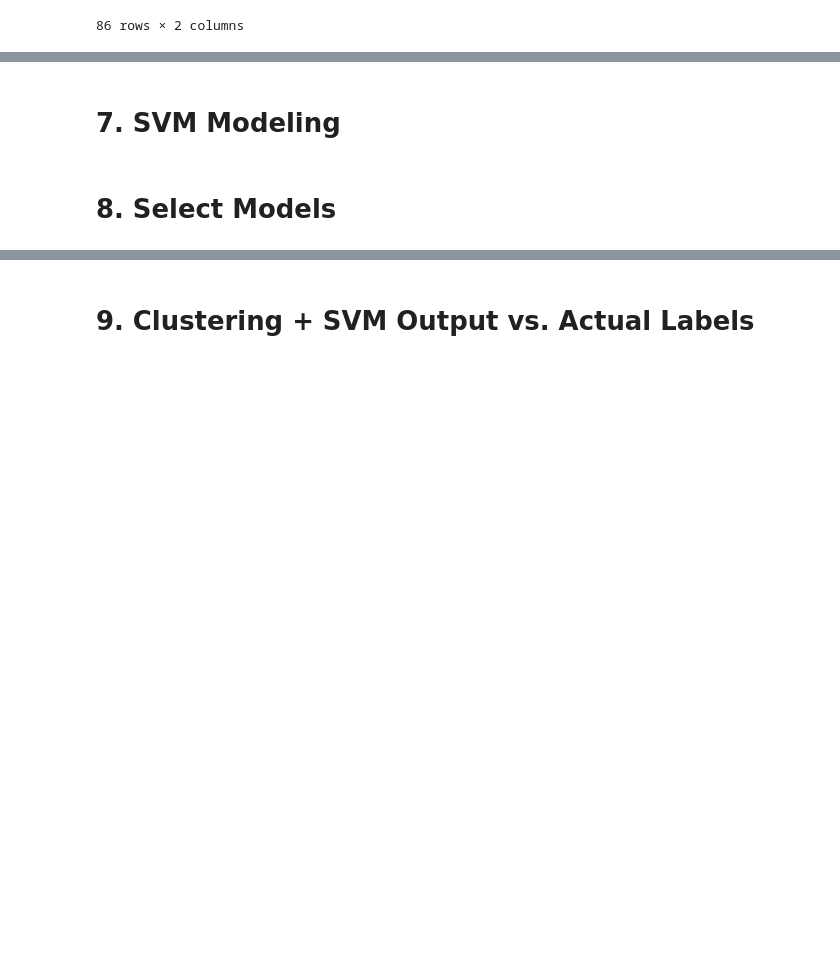
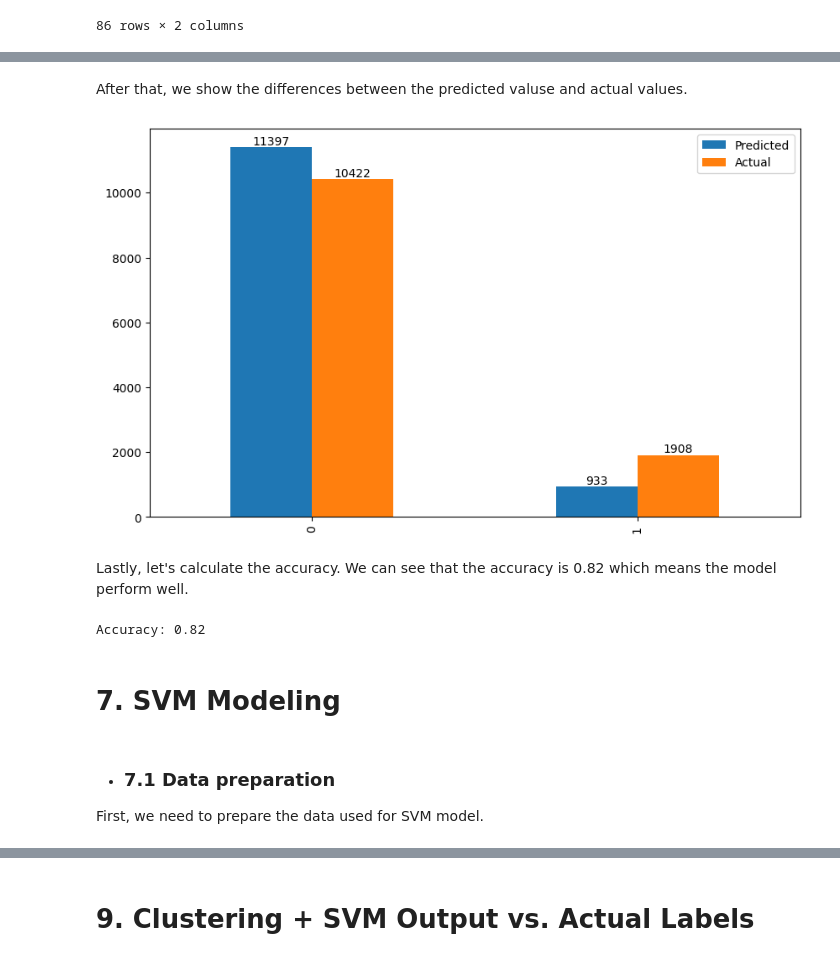
Before and after one commit to Zhengnan817/DAV-6150, a Jupyter notebook: Project_2/Z_Li_Project2.ipynb, the cells around one changed output, grey strips where cells are left out. Cells and saved outputs as stored; diff of their text form; code cells hidden in the pictures; blank space fills up the shorter version.

```diff
--- a/Project_2/Z_Li_Project2.ipynb
+++ b/Project_2/Z_Li_Project2.ipynb
@@ -642,0 +647,14 @@ labels.shape
+# %%
+# Read the dataset from github
+df_label = pd.read_csv("https://raw.githubusercontent.com/Zhengnan817/DAV-6150/main/Project_2/src/Project2_Data_Labels.csv")
+
+# Rename the column
+df_label.rename(columns={"Revenue": "V_Revenue"},inplace=True)
+
+# Update the column V_Revenue
+df_label['V_Revenue'].replace({False: 0, True: 1}, inplace=True)
+
+# Combine the df_label with the dataframe
+online_shop = pd.concat([online_shop, df_label],axis=1)
+
+online_shop.head()
@@ -643,4 +669,31 @@ labels.shape
+# %% [markdown]
+After that, we show the differences between the predicted valuse and actual values.
+# %%
+predicted_counts = online_shop['Revenue'].value_counts().sort_index()
+actual_counts = online_shop['V_Revenue'].value_counts().sort_index()
+
+#Create a new DataFrame for plotting
+df_counts = pd.DataFrame({'Predicted': predicted_counts, 'Actual': actual_counts})
+
+# Draw a bar chart
+ax = df_counts.plot(kind='bar', figsize=(10, 6))
+
+#Add numerical labels
+for container in ax.containers:
+    ax.bar_label(container)
+
+plt.show()
+# %% [output]
+[figure, added]
+# %% [markdown]
+Lastly, let's calculate the accuracy. We can see that the accuracy is 0.82 which means the model perform well.
+# %%
+accuracy = accuracy_score(online_shop['V_Revenue'], online_shop['Revenue'])
+print(f"Accuracy: {accuracy:.2f}")
+# %% [output]
+Accuracy: 0.82
 # %% [markdown]
 # 7. SVM Modeling
-# %% [markdown]
-# 8. Select Models
+# %% [markdown]
+- ### 7.1 Data preparation
+First, we need to prepare the data used for SVM model.
```
Also changed, not shown: parts of 36 cells of this notebook.
